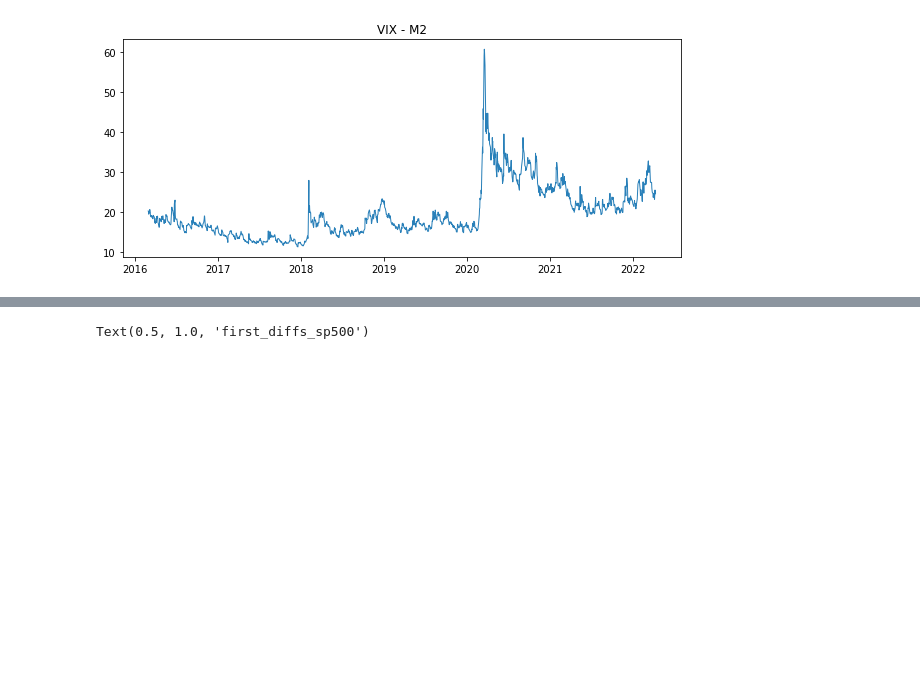
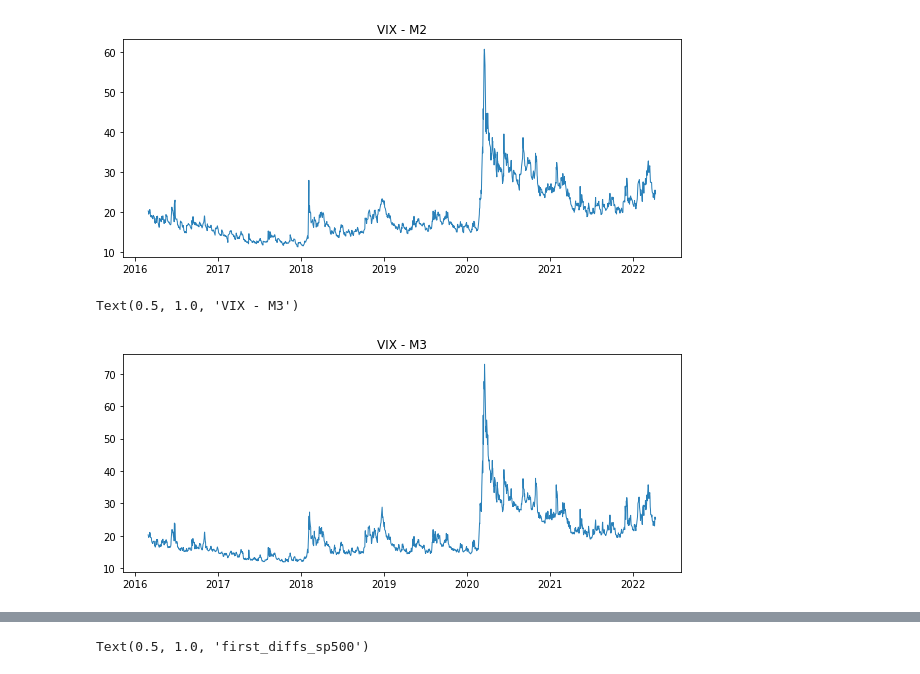
Before and after one commit to polarabbit/booksbot, a Jupyter notebook: vix_capstone.ipynb, the cells around one changed output, grey strips where cells are left out. Cells and saved outputs as stored; diff of their text form; code cells hidden in the pictures; blank space fills up the shorter version.

```diff
--- a/vix_capstone.ipynb
+++ b/vix_capstone.ipynb
@@ -80,3 +164,10 @@ plt.title("VIX - M2")
 # %% [output]
 Text(0.5, 1.0, 'VIX - M2')
 [figure]
+# %%
+plt.figure(figsize =(10,4))
+plt.plot(vix_df['VIX3M'], color = '#2980B9', linewidth = 1, label = 'VIX - M3')
+plt.title("VIX - M3")
+# %% [output]
+Text(0.5, 1.0, 'VIX - M3')
+[figure, added]
```
Also changed, not shown: parts of 193 cells of this notebook.
